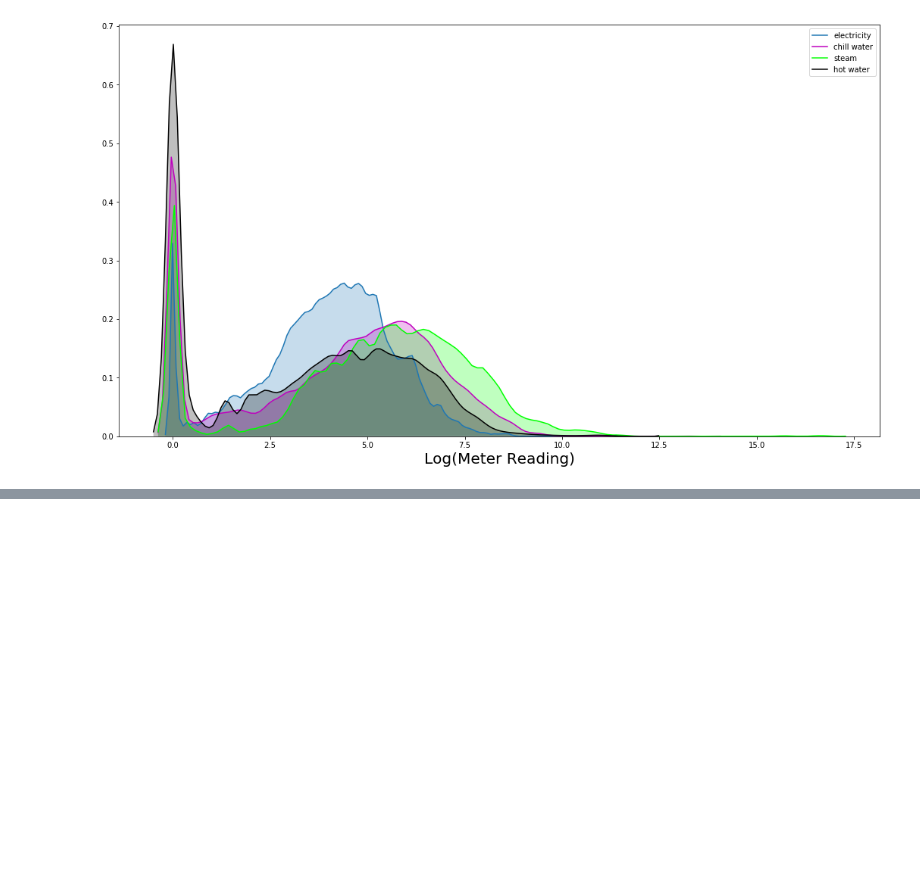
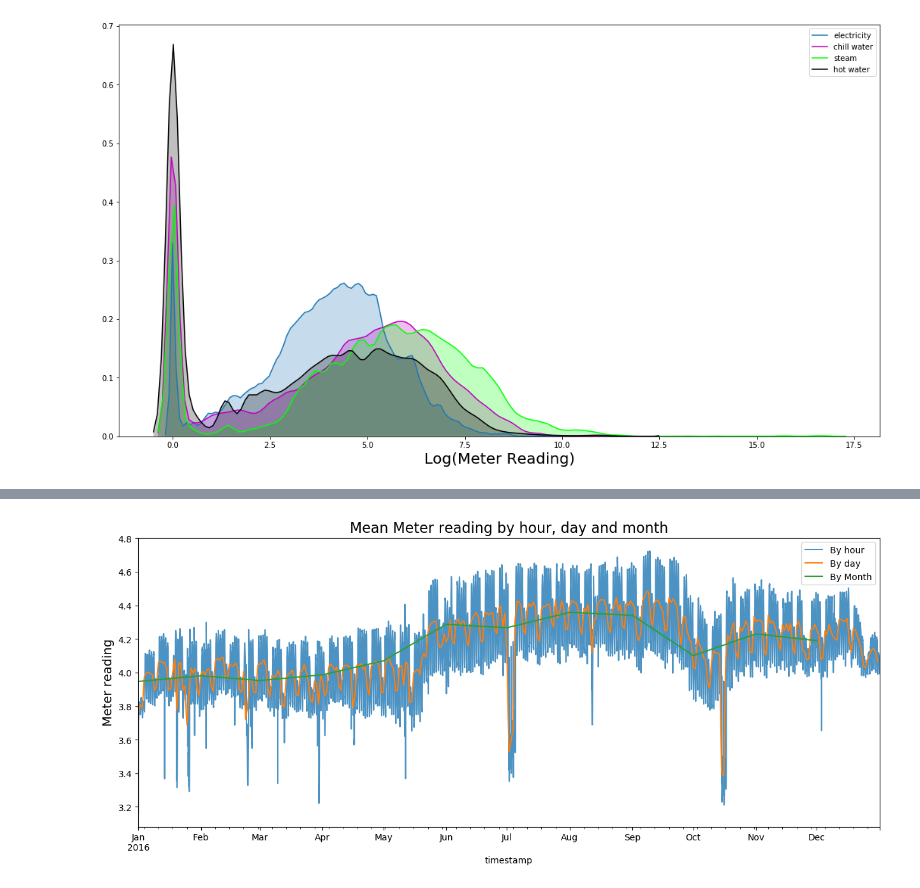
Before and after one commit to Luke-Gray/ASHRAE, a Jupyter notebook: ASHRAE.ipynb, the cells around one changed output, grey strips where cells are left out. Saved outputs shown, nothing was run; the diff lists cells and outputs as text; code cells hidden in the pictures; blank space fills up the shorter version.

```diff
--- a/ASHRAE.ipynb
+++ b/ASHRAE.ipynb
@@ -349,0 +386,9 @@ train.head()
+# %%
+fig, axes = plt.subplots(1, 1, figsize=(15, 6), dpi=100)
+train[['timestamp', 'meter_reading']].set_index('timestamp').resample('H').mean()['meter_reading'].plot(ax=axes, label='By hour', alpha=0.8).set_ylabel('Meter reading', fontsize=14);
+train[['timestamp', 'meter_reading']].set_index('timestamp').resample('D').mean()['meter_reading'].plot(ax=axes, label='By day', alpha=1).set_ylabel('Meter reading', fontsize=14);
+train[['timestamp', 'meter_reading']].set_index('timestamp').resample('M').mean()['meter_reading'].plot(ax=axes, label='By Month', alpha=1).set_ylabel('Meter reading', fontsize=14);
+axes.set_title('Mean Meter reading by hour, day and month', fontsize=16);
+axes.legend();
+# %% [output]
+[figure, added]
```
Also changed, not shown: parts of 9 cells of this notebook.
